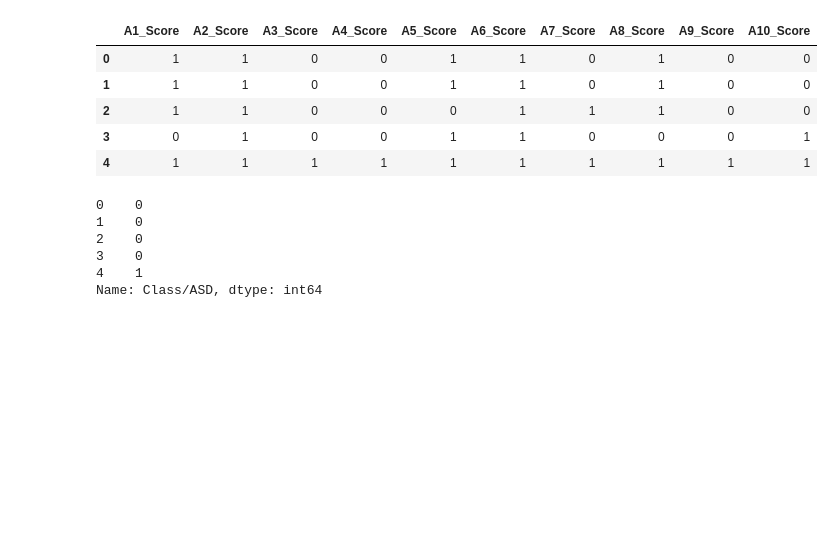
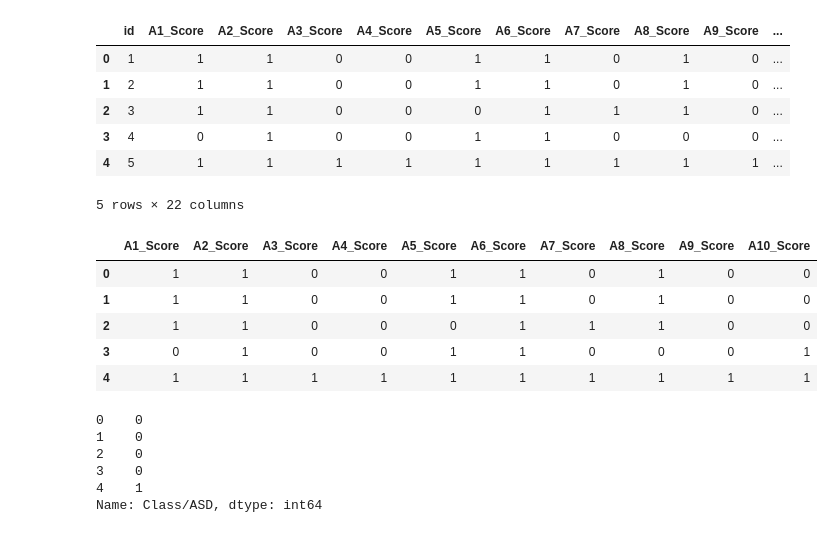
Before and after one commit to datascience-ufc/asd, a Jupyter notebook: analysis/comparing_other_models_ASD.ipynb, the cells around one changed output. Cells and saved outputs as stored; diff of their text form; code cells hidden in the pictures; blank space fills up the shorter version.

```diff
--- a/analysis/comparing_other_models_ASD.ipynb
+++ b/analysis/comparing_other_models_ASD.ipynb
@@ -21,3 +26,27 @@ X,Y = dataset.basicResourceEngineering(df)
+# %%
+def basicResourceEngineering(data):
+    # Input: Dataset
+    # Output: Independent and Dependent variable, respectively.
+    # The independent variables are filtered and the dependent
+    # variable recoded.
+    attributes = ["A{}_Score".format(n) for n in range(1, 11)]
+    data["Class/ASD"] = data["Class/ASD"].replace(
+        {"NO": 0, "YES": 1}
+    )
+    return data[attributes], data["Class/ASD"]
+
+# Criando o dataframe
+df = pd.read_csv('dataset.csv')
+X,Y = basicResourceEngineering(df)
+df.head()
+# %% [output]
+|  | id | A1_Score | A2_Score | A3_Score | A4_Score | A5_Score | A6_Score | A7_Score | A8_Score | A9_Score | ... |
+| 0 | 1 | 1 | 1 | 0 | 0 | 1 | 1 | 0 | 1 | 0 | ... |
+| 1 | 2 | 1 | 1 | 0 | 0 | 1 | 1 | 0 | 1 | 0 | ... |
+| 2 | 3 | 1 | 1 | 0 | 0 | 0 | 1 | 1 | 1 | 0 | ... |
+| 3 | 4 | 0 | 1 | 0 | 0 | 1 | 1 | 0 | 0 | 0 | ... |
+| 4 | 5 | 1 | 1 | 1 | 1 | 1 | 1 | 1 | 1 | 1 | ... |
+5 rows × 22 columns
 # %%
 # Variáveis Independentes
 X.head()
```
Also changed, not shown: parts of 7 cells of this notebook.
